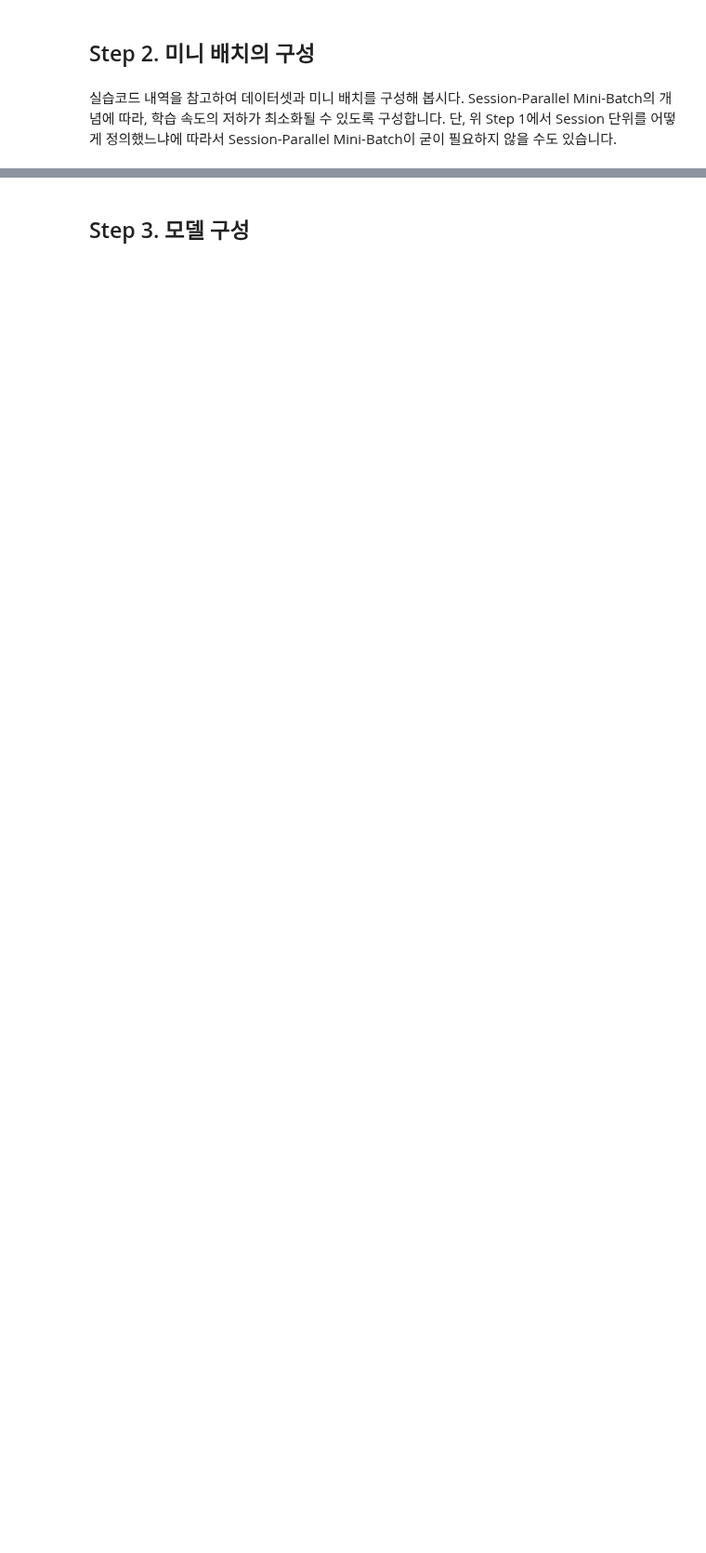
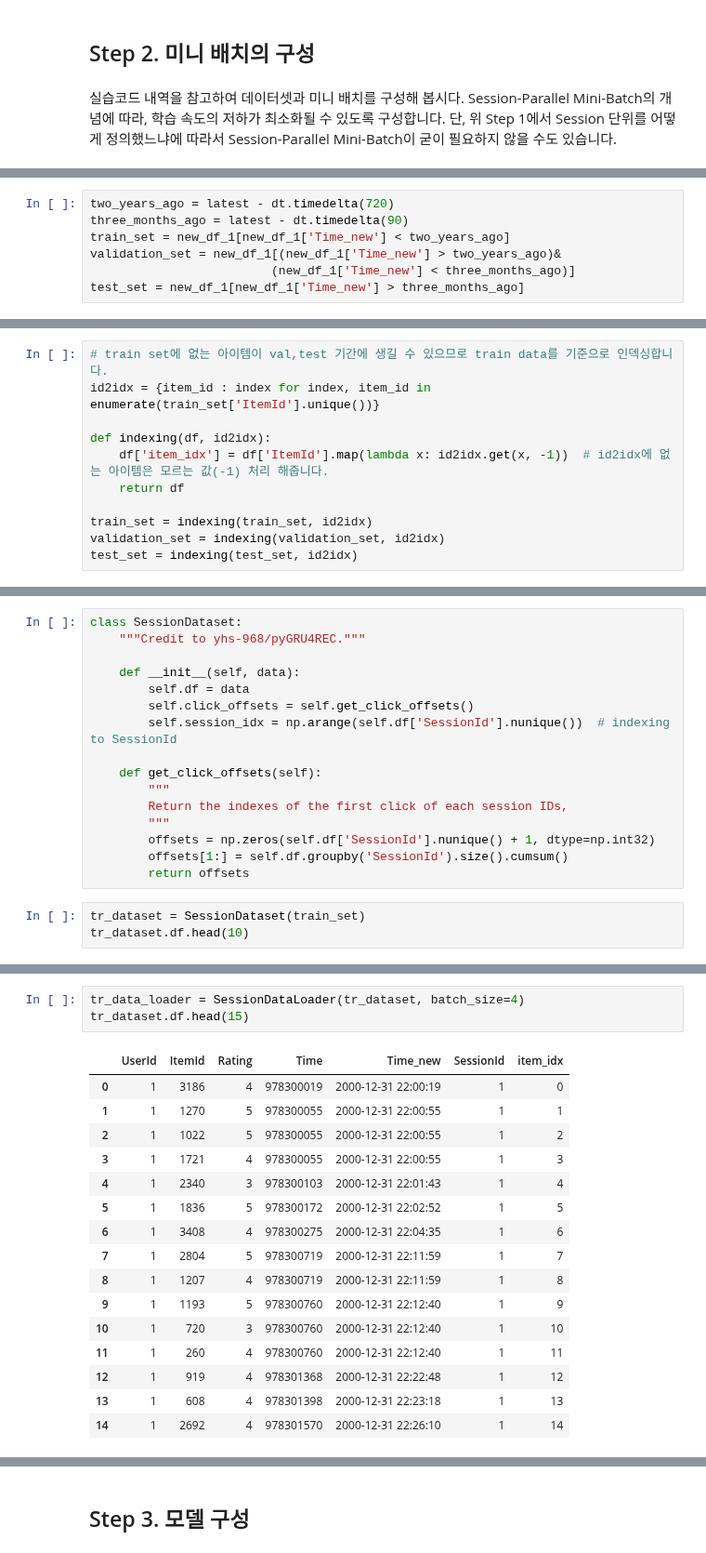
Before and after one commit to JPumpkin645/AIFFEL, a Jupyter notebook: Week_14/Ex_23_Movielens_영화_SBR.ipynb, the cells around one changed output, grey strips where cells are left out. Shown at 93% size. Drawn from its saved outputs; the diff is of its cells as text; blank space fills up the shorter version.

```diff
--- a/Week_14/Ex_23_Movielens_영화_SBR.ipynb
+++ b/Week_14/Ex_23_Movielens_영화_SBR.ipynb
@@ -444,0 +394,7 @@ data
+# %%
+two_years_ago = latest - dt.timedelta(720)
+three_months_ago = latest - dt.timedelta(90)
+train_set = new_df_1[new_df_1['Time_new'] < two_years_ago]
+validation_set = new_df_1[(new_df_1['Time_new'] > two_years_ago)&
+                         (new_df_1['Time_new'] < three_months_ago)]
+test_set = new_df_1[new_df_1['Time_new'] > three_months_ago]
@@ -444,0 +413,11 @@ data
+# %%
+# train set에 없는 아이템이 val,test 기간에 생길 수 있으므로 train data를 기준으로 인덱싱합니다.
+id2idx = {item_id : index for index, item_id in enumerate(train_set['ItemId'].unique())}
+
+def indexing(df, id2idx):
+    df['item_idx'] = df['ItemId'].map(lambda x: id2idx.get(x, -1))  # id2idx에 없는 아이템은 모르는 값(-1) 처리 해줍니다.
+    return df
+
+train_set = indexing(train_set, id2idx)
+validation_set = indexing(validation_set, id2idx)
+test_set = indexing(test_set, id2idx)
@@ -444,0 +479,19 @@ data
+# %%
+class SessionDataset:
+    """Credit to yhs-968/pyGRU4REC."""
+
+    def __init__(self, data):
+        self.df = data
+        self.click_offsets = self.get_click_offsets()
+        self.session_idx = np.arange(self.df['SessionId'].nunique())  # indexing to SessionId
+
+    def get_click_offsets(self):
+        """
+        Return the indexes of the first click of each session IDs,
+        """
+        offsets = np.zeros(self.df['SessionId'].nunique() + 1, dtype=np.int32)
+        offsets[1:] = self.df.groupby('SessionId').size().cumsum()
+        return offsets
+# %%
+tr_dataset = SessionDataset(train_set)
+tr_dataset.df.head(10)
@@ -444,0 +570,20 @@ data
+# %%
+tr_data_loader = SessionDataLoader(tr_dataset, batch_size=4)
+tr_dataset.df.head(15)
+# %% [output]
+|  | UserId | ItemId | Rating | Time | Time_new | SessionId | item_idx |
+| 0 | 1 | 3186 | 4 | 978300019 | 2000-12-31 22:00:19 | 1 | 0 |
+| 1 | 1 | 1270 | 5 | 978300055 | 2000-12-31 22:00:55 | 1 | 1 |
+| 2 | 1 | 1022 | 5 | 978300055 | 2000-12-31 22:00:55 | 1 | 2 |
+| 3 | 1 | 1721 | 4 | 978300055 | 2000-12-31 22:00:55 | 1 | 3 |
+| 4 | 1 | 2340 | 3 | 978300103 | 2000-12-31 22:01:43 | 1 | 4 |
+| 5 | 1 | 1836 | 5 | 978300172 | 2000-12-31 22:02:52 | 1 | 5 |
+| 6 | 1 | 3408 | 4 | 978300275 | 2000-12-31 22:04:35 | 1 | 6 |
+| 7 | 1 | 2804 | 5 | 978300719 | 2000-12-31 22:11:59 | 1 | 7 |
+| 8 | 1 | 1207 | 4 | 978300719 | 2000-12-31 22:11:59 | 1 | 8 |
+| 9 | 1 | 1193 | 5 | 978300760 | 2000-12-31 22:12:40 | 1 | 9 |
+| 10 | 1 | 720 | 3 | 978300760 | 2000-12-31 22:12:40 | 1 | 10 |
+| 11 | 1 | 260 | 4 | 978300760 | 2000-12-31 22:12:40 | 1 | 11 |
+| 12 | 1 | 919 | 4 | 978301368 | 2000-12-31 22:22:48 | 1 | 12 |
+| 13 | 1 | 608 | 4 | 978301398 | 2000-12-31 22:23:18 | 1 | 13 |
+| 14 | 1 | 2692 | 4 | 978301570 | 2000-12-31 22:26:10 | 1 | 14 |
```
Also changed, not shown: parts of 68 cells of this notebook.
